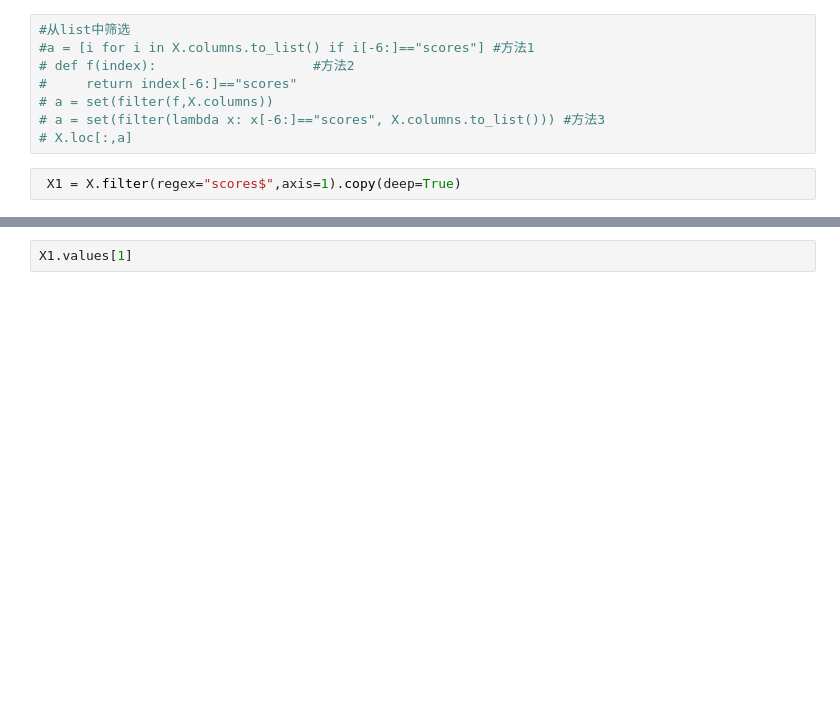
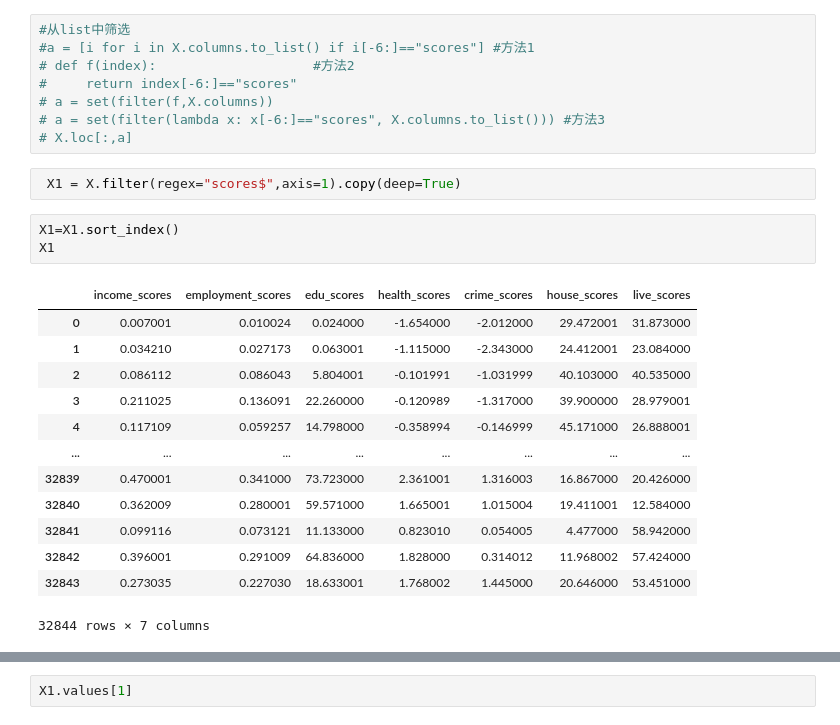
Before and after one commit to Dora-fxh/CASA_Dissertation_XiaohanFeng, a Jupyter notebook: IMD.ipynb, the cells around one changed output, grey strips where cells are left out. Saved outputs shown, nothing was run; the diff lists cells and outputs as text; blank space fills up the shorter version.

```diff
--- a/IMD.ipynb
+++ b/IMD.ipynb
@@ -91,5 +91,22 @@ for i in range(0, 14, 2):
 # X.loc[:,a]
 # %%
  X1 = X.filter(regex="scores$",axis=1).copy(deep=True)
+# %%
+X1=X1.sort_index()
+X1
+# %% [output]
+|  | income_scores | employment_scores | edu_scores | health_scores | crime_scores | house_scores | live_scores |
+| 0 | 0.007001 | 0.010024 | 0.024000 | -1.654000 | -2.012000 | 29.472001 | 31.873000 |
+| 1 | 0.034210 | 0.027173 | 0.063001 | -1.115000 | -2.343000 | 24.412001 | 23.084000 |
+| 2 | 0.086112 | 0.086043 | 5.804001 | -0.101991 | -1.031999 | 40.103000 | 40.535000 |
+| 3 | 0.211025 | 0.136091 | 22.260000 | -0.120989 | -1.317000 | 39.900000 | 28.979001 |
+| 4 | 0.117109 | 0.059257 | 14.798000 | -0.358994 | -0.146999 | 45.171000 | 26.888001 |
+| ... | ... | ... | ... | ... | ... | ... | ... |
+| 32839 | 0.470001 | 0.341000 | 73.723000 | 2.361001 | 1.316003 | 16.867000 | 20.426000 |
+| 32840 | 0.362009 | 0.280001 | 59.571000 | 1.665001 | 1.015004 | 19.411001 | 12.584000 |
+| 32841 | 0.099116 | 0.073121 | 11.133000 | 0.823010 | 0.054005 | 4.477000 | 58.942000 |
+| 32842 | 0.396001 | 0.291009 | 64.836000 | 1.828000 | 0.314012 | 11.968002 | 57.424000 |
+| 32843 | 0.273035 | 0.227030 | 18.633001 | 1.768002 | 1.445000 | 20.646000 | 53.451000 |
+32844 rows × 7 columns
 # %%
 #The function  that transform 7 domain scores to IMD score
```
Also changed, not shown: parts of 11 cells of this notebook.
